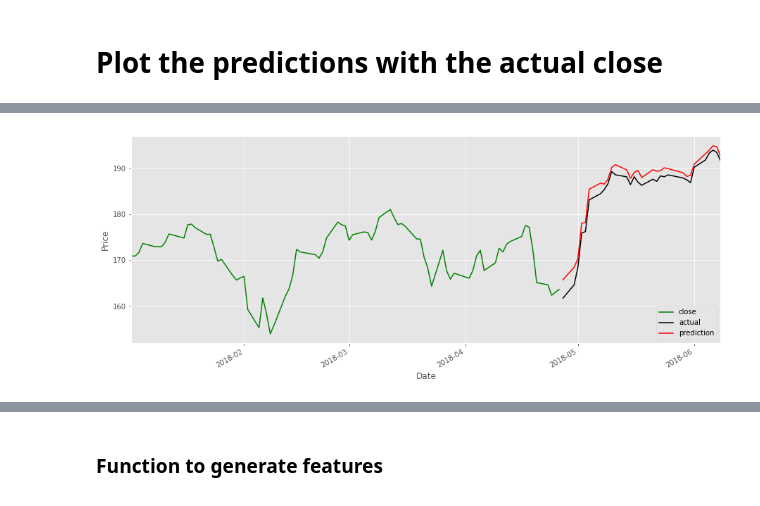
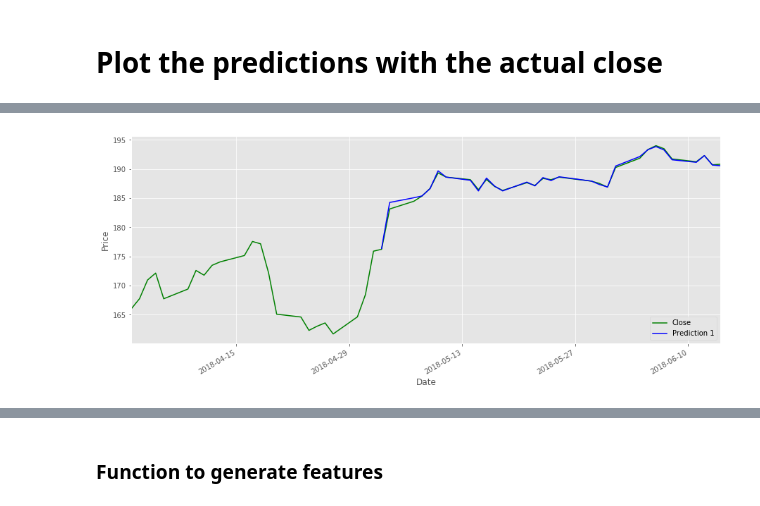
Before and after one commit to jlippert999/Stock-Market-Prediction, a Jupyter notebook: StockRegression.ipynb, the cells around one changed output, grey strips where cells are left out. Cells and saved outputs as stored; diff of their text form; code cells hidden in the pictures.

```diff
--- a/StockRegression.ipynb
+++ b/StockRegression.ipynb
@@ -123,6 +123,10 @@ df['highlow_pct'] = (df['high'] - df['low']) / (df['low']*100)
 
 # percent change...
 df['pct_change'] = (df['close'] - df['open']) / (df['open']*100)
+
+# return...
+df['return']  =np.log(df['open'] / df['open'].shift(1))
+df.dropna(inplace=True)
 # %% [markdown]
 ## Prepare the data for classification
 - set the target column (dependant variable)
@@ -208,16 +160,0 @@ Remove the last n days out of the dataframe (predictions will be generated for t
-# %%
-X_target_features = X[-prediction_days:]
-X_date_pred = X_date_pred[-prediction_days:]
-
-# reset the matirx of features to contain all the data except for the last 30 days
-X = X[:-prediction_days]
-
-# net set y to the traget column
-y = np.array(df['target_close'])
-# remove the last 30 days as we did with the features matrix
-y = y[:-prediction_days]
-
-
-print('Lenght of target:', len(X_target_features))
-print('Lenght of X:', len(X))
-print('Lenght of y:', len(y))
@@ -228,3 +163,7 @@ Lenght of y: 1228
+# %%
+y = df['close'].shift(-1)
+y.drop(y.index[len(y)-1], inplace=True)
+y = np.array(y)
 # %% [markdown]
 ### Create Test and Train sets
 Use Cross validation to split into test and train data)
@@ -265,2 +211,10 @@ df_predictions.rename(columns={'close': 'actual'}, inplace=True)
+# %%
+# get last 30 days...
+test = df.ix[-30:,]
+
+result = df.ix[-30:]
+
+# save last 30 days predictions
+result['Predicted'] =  clf.predict(test)
 # %% [markdown]
 # Plot the predictions with the actual close
@@ -305,11 +221,13 @@ df_plot.reset_index()
 # %%
-# plot since the beginning of year overlaying actual and prediction in red
-df_plot['20180101':pd.to_datetime('today')]['close'].plot(figsize=(15,6), color="green")
-df_plot['20180101':pd.to_datetime('today')]['actual'].plot(figsize=(15,6), color="black")
-df_plot['20180101':pd.to_datetime('today')]['prediction'].plot(figsize=(15,6), color="red")
+df_plot = pd.DataFrame(df['close'])
+df_plot = df_plot.join(result['Predicted'])
+
+df_plot['20180401':pd.to_datetime('today')]['close'].plot(figsize=(15,6), color="green", label='Close')
+df_plot['20180401':pd.to_datetime('today')]['Predicted'].plot(figsize=(15,6), color="blue", label='Prediction 1')
+
 plt.legend(loc=4)
 plt.xlabel('Date')
 plt.ylabel('Price')
 plt.show()
 # %% [output]
-[figure, old version]
+[figure, new version]
```
Also changed, not shown: parts of 39 cells of this notebook.
